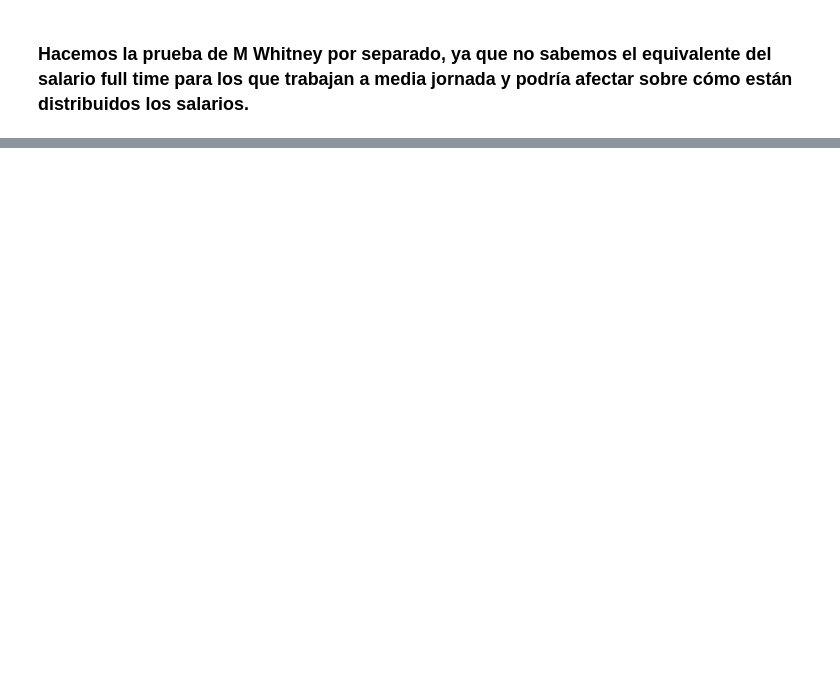
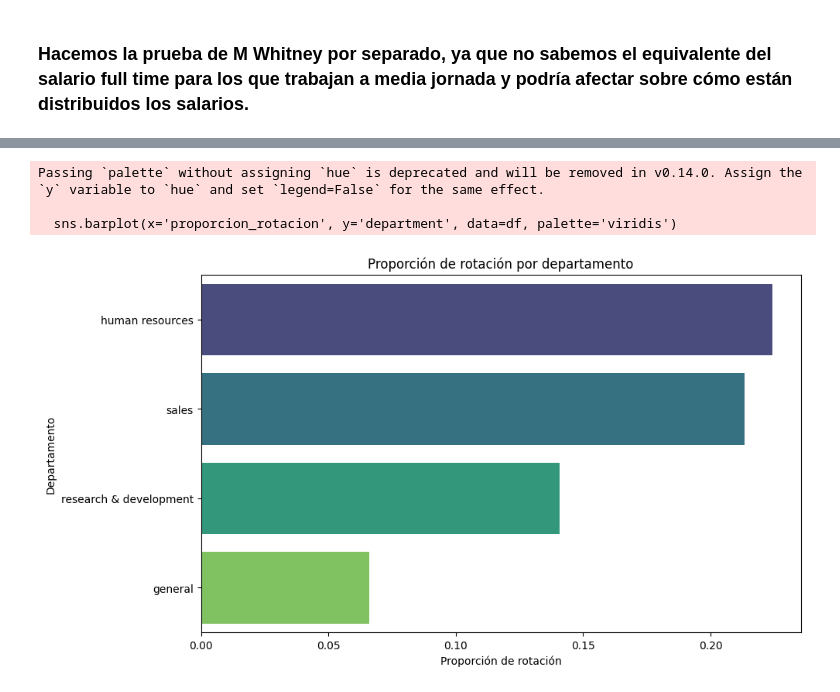
Before and after one commit to FiSaRaff/project-da-promo-k-modulo-3-team-2, a Jupyter notebook: notebooks/ab_testing.ipynb, the cells around one changed output, grey strips where cells are left out. Saved outputs shown, nothing was run; the diff lists cells and outputs as text; code cells hidden in the pictures; blank space fills up the shorter version.

```diff
--- a/notebooks/ab_testing.ipynb
+++ b/notebooks/ab_testing.ipynb
@@ -176,0 +313,26 @@ Para salary, las medianas son diferentes.
+# %%
+data = {
+    'department': ['general', 'human resources', 'research & development', 'sales'],
+    'No': [85, 45, 860, 365],
+    'Yes': [6, 13, 141, 99]
+}
+df = pd.DataFrame(data)
+
+# Calcular la proporción de rotación
+df['proporcion_rotacion'] = df['Yes'] / (df['No'] + df['Yes'])
+
+# Ordenar por proporción de rotación
+df = df.sort_values(by='proporcion_rotacion', ascending=False)
+
+# Graficar
+plt.figure(figsize=(10, 6))
+sns.barplot(x='proporcion_rotacion', y='department', data=df, palette='viridis')
+plt.title('Proporción de rotación por departamento')
+plt.xlabel('Proporción de rotación')
+plt.ylabel('Departamento')
+plt.show()
+# %% [output]
+Passing `palette` without assigning `hue` is deprecated and will be removed in v0.14.0. Assign the `y` variable to `hue` and set `legend=False` for the same effect.
+
+  sns.barplot(x='proporcion_rotacion', y='department', data=df, palette='viridis')
+[figure, added]
```
Also changed, not shown: parts of 17 cells of this notebook.
